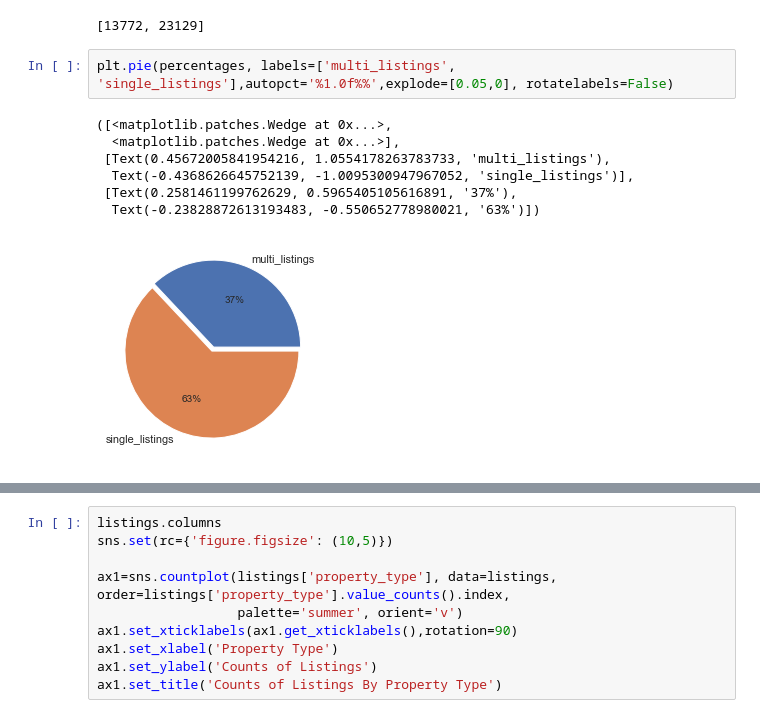
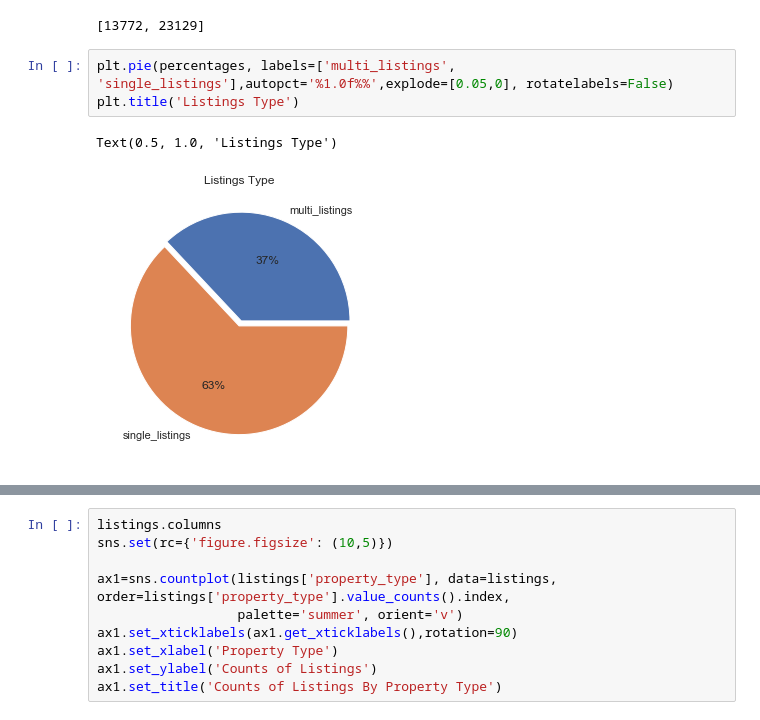
Before and after one commit to khwajajalal/Capstone2, a Jupyter notebook: Listings.ipynb, the cells around one changed output, grey strips where cells are left out. Drawn from its saved outputs; the diff is of its cells as text.

```diff
--- a/Listings.ipynb
+++ b/Listings.ipynb
@@ -127,11 +109,7 @@ percentages
 [13772, 23129]
 # %%
 plt.pie(percentages, labels=['multi_listings', 'single_listings'],autopct='%1.0f%%',explode=[0.05,0], rotatelabels=False)
+plt.title('Listings Type')
 # %% [output]
-([<matplotlib.patches.Wedge at 0x...>,
-  <matplotlib.patches.Wedge at 0x...>],
- [Text(0.45672005841954216, 1.0554178263783733, 'multi_listings'),
-  Text(-0.4368626645752139, -1.0095300947967052, 'single_listings')],
- [Text(0.2581461199762629, 0.5965405105616891, '37%'),
-  Text(-0.23828872613193483, -0.550652778980021, '63%')])
+Text(0.5, 1.0, 'Listings Type')
-[figure, old version]
+[figure, new version]
```
Also changed, not shown: parts of 12 cells of this notebook, 1 other file.
